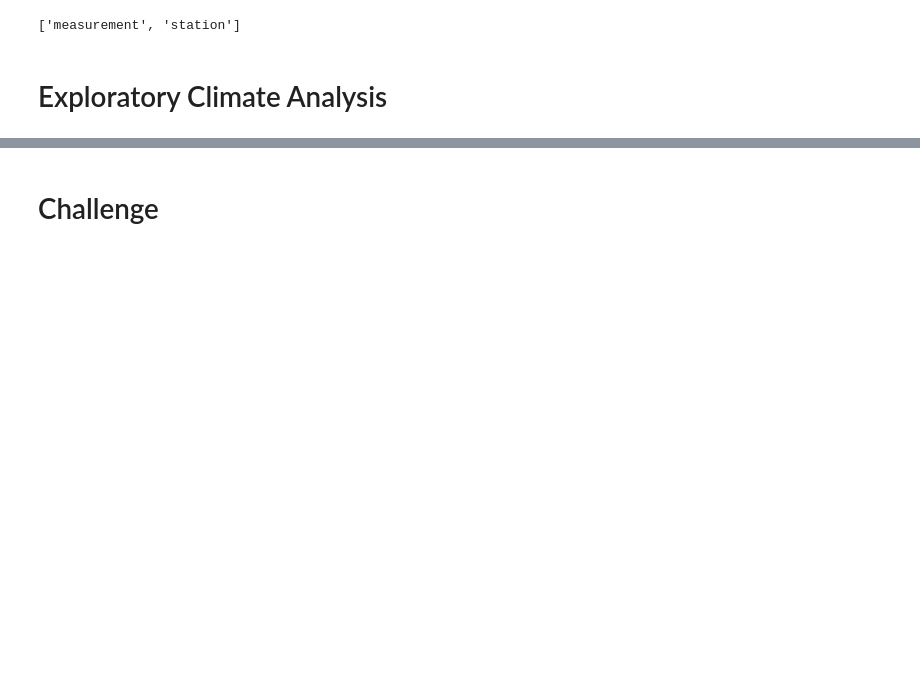
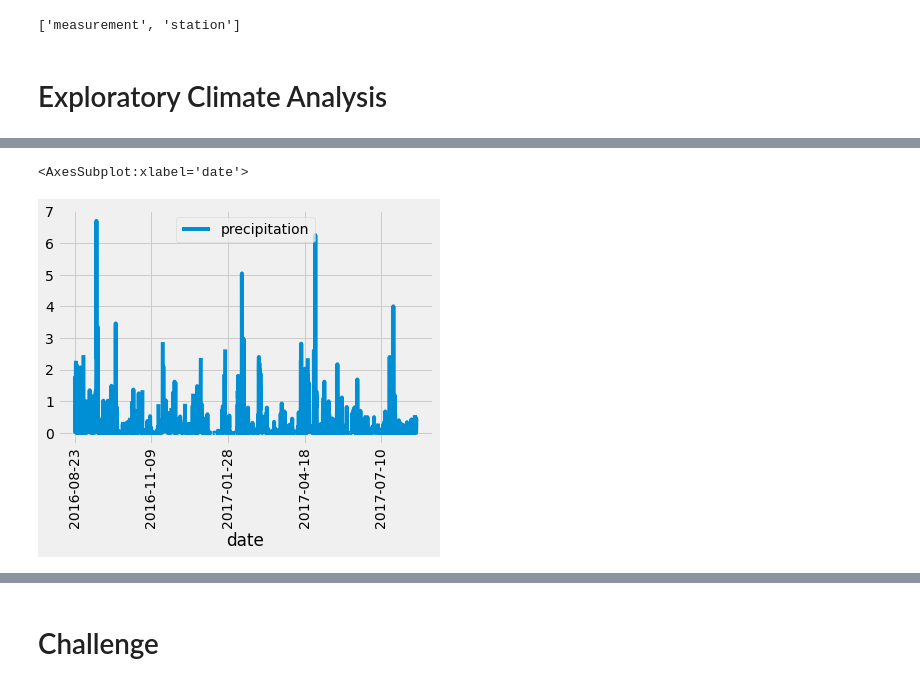
Before and after one commit to Hisham9995/surfs_up, a Jupyter notebook: climate_analysis.ipynb, the cells around one changed output, grey strips where cells are left out. Saved outputs shown, nothing was run; the diff lists cells and outputs as text; code cells hidden in the pictures; blank space fills up the shorter version.

```diff
--- a/climate_analysis.ipynb
+++ b/climate_analysis.ipynb
@@ -68,13 +68,16 @@ session = Session(engine)
 # %%
 # Design a query to retrieve the last 12 months of precipitation data and plot the results.
 #Starting from the last data point in the database.
+prev_year = dt.date(2017, 8, 23)
 
 # Calculate the date one year from the last date in data set.
+# the function dt.timedelta() allows us to trace back a certain number of days
+prev_year = dt.date(2017, 8, 23) - dt.timedelta(days=365)
 
 # Perform a query to retrieve the data and precipitation scores
-
-# Save the query results as a Pandas DataFrame and set the index to the date column
-
-# Sort the dataframe by date
-
-# Use Pandas Plotting with Matplotlib to plot the data
+# We'll begin by creating a variable to store the results of the query we'll write. This variable will be called results
+results = []
+#let's add our session that we created earlier so that we can query our database
+results = session.query(Measurement.date, Measurement.prcp)
+#Print everything that is returned in the query
+print(results.all())
@@ -80,0 +86,7 @@ session = Session(engine)
+# %%
+# we only want to see the most recent data,
+# we need to filter out all of the data that is older than a year from the last record date
+# We'll use the filter() function to filter out the data we don't need
+results = session.query(Measurement.date, Measurement.prcp).filter(Measurement.date >= prev_year)
+# we'll add a function that extracts all of the results from our query and put them in a list
+results = session.query(Measurement.date, Measurement.prcp).filter(Measurement.date >= prev_year).all()
@@ -80,0 +97,10 @@ session = Session(engine)
+# %%
+# Save the query results as a Pandas DataFrame and set the index to the date column
+#Start by creating a dataframe variable. In order to save our results as a dataframe,
+# we need to provide our results variableas one parameter and specify the column names as our second parameter
+
+df = pd.DataFrame(results, columns=['date','precipitation'])
+#Set the inplace=True to indicate that we don't want to create a new dataframe with the modified specifications
+df.set_index(df['date'], inplace=True)
+# To print a DataFrame with the index
+print(df)
@@ -80,0 +146,8 @@ session = Session(engine)
+# %%
+# Sort the dataframe by date
+# We're going to sort the values by date using the sort_index() function.
+# Since we set our index to the date column previously
+df = df.sort_index()
+
+# Use Pandas Plotting with Matplotlib to plot the data
+print(df.to_string(index=False))
@@ -81,2 +172,8 @@ session = Session(engine)
+# %%
+# Use Pandas to calcualte the summary statistics for the precipitation data
+df.plot(rot=90)
+# %% [output]
+<AxesSubplot:xlabel='date'>
+[figure, added]
 # %%
 # Use Pandas to calcualte the summary statistics for the precipitation data
```
Also changed, not shown: parts of 6 cells of this notebook.
